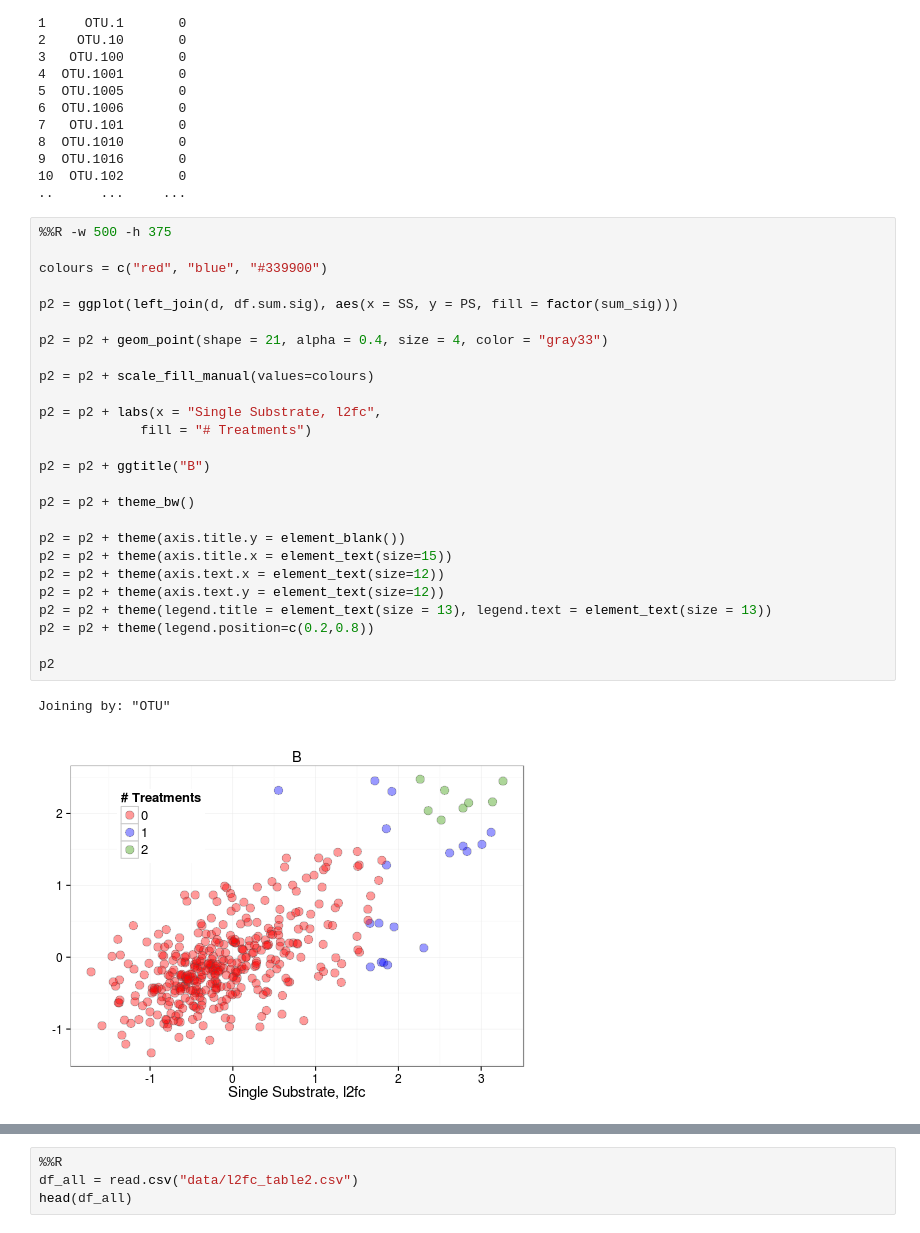
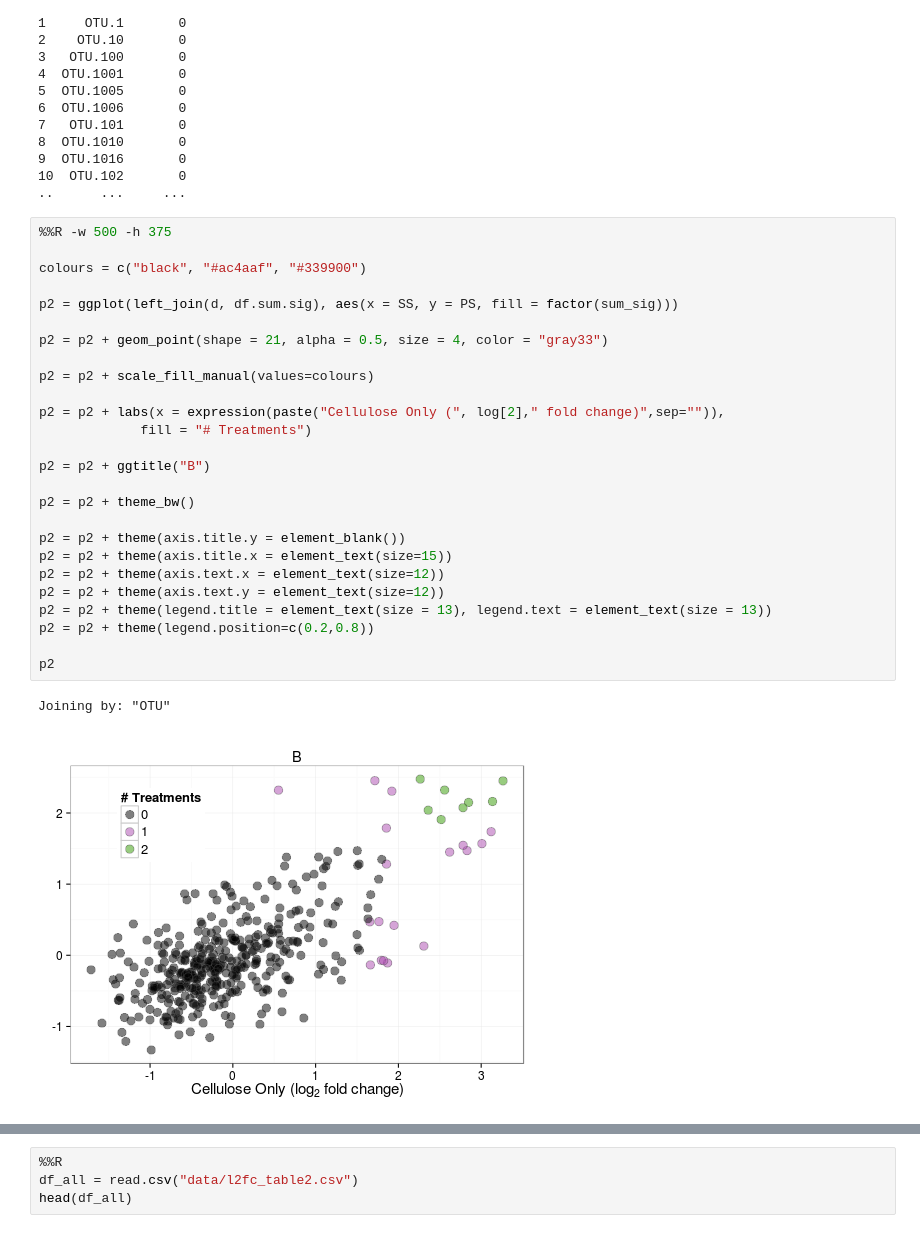
Before and after one commit to acampbellina/single_substrate, a Jupyter notebook: LinReg_3Panel_Fig.ipynb, the cells around one changed output, grey strips where cells are left out. Drawn from its saved outputs; the diff is of its cells as text.

Commit message:
axis labels, treatment colors, and r2 annotations

```diff
--- a/LinReg_3Panel_Fig.ipynb
+++ b/LinReg_3Panel_Fig.ipynb
@@ -163,32 +186,32 @@ Source: local data frame [795 x 2]
 # %%
 %%R -w 500 -h 375
 
-colours = c("red", "blue", "#339900")
+colours = c("black", "#ac4aaf", "#339900")
 
 p2 = ggplot(left_join(d, df.sum.sig), aes(x = SS, y = PS, fill = factor(sum_sig)))
 
-p2 = p2 + geom_point(shape = 21, alpha = 0.4, size = 4, color = "gray33")
+p2 = p2 + geom_point(shape = 21, alpha = 0.5, size = 4, color = "gray33")
 
 p2 = p2 + scale_fill_manual(values=colours)
 
-p2 = p2 + labs(x = "Single Substrate, l2fc",
+p2 = p2 + labs(x = expression(paste("Cellulose Only (", log[2]," fold change)",sep="")),
              fill = "# Treatments")
 
 p2 = p2 + ggtitle("B")
 
 p2 = p2 + theme_bw()
 
 p2 = p2 + theme(axis.title.y = element_blank())
 p2 = p2 + theme(axis.title.x = element_text(size=15))
 p2 = p2 + theme(axis.text.x = element_text(size=12))
 p2 = p2 + theme(axis.text.y = element_text(size=12))
 p2 = p2 + theme(legend.title = element_text(size = 13), legend.text = element_text(size = 13))
 p2 = p2 + theme(legend.position=c(0.2,0.8))
 
 p2
 # %% [output]
 Joining by: "OTU"
-[figure, old version]
+[figure, new version]
 # %%
 %%R
 FDR = 0.10
```
Also changed, not shown: parts of 6 cells of this notebook, 2 other files.
